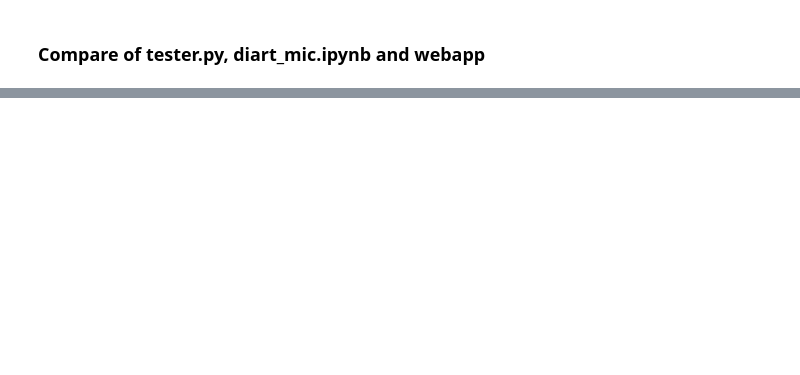
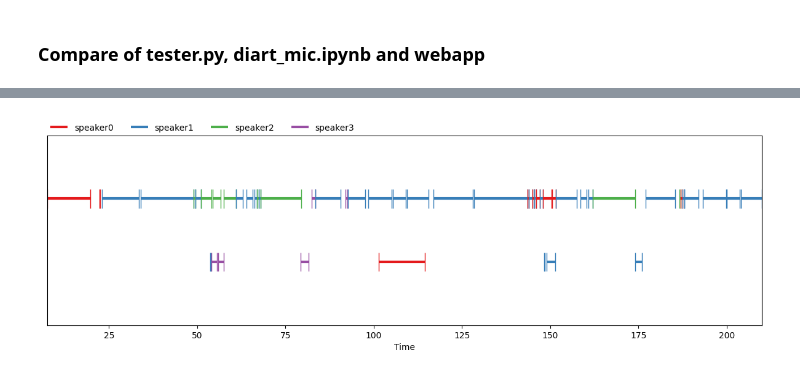
Before and after one commit to jottemka/ds-capstone-speakequal, a Jupyter notebook: cr_speak_equal.ipynb, the cells around one changed output, grey strips where cells are left out. Cells and saved outputs as stored; diff of their text form; code cells hidden in the pictures; blank space fills up the shorter version.

```diff
--- a/cr_speak_equal.ipynb
+++ b/cr_speak_equal.ipynb
@@ -99,0 +110,7 @@ for f in files:
+# %%
+plt.figure(figsize=(15, 4))
+notebook.reset()
+notebook.plot_annotation(load_rttm("data/derived/eval-streamlit.rttm")["mic://localhost"])
+plt.show()
+# %% [output]
+[figure, added]
```
Also changed, not shown: parts of 3 cells of this notebook, 9 other files.
